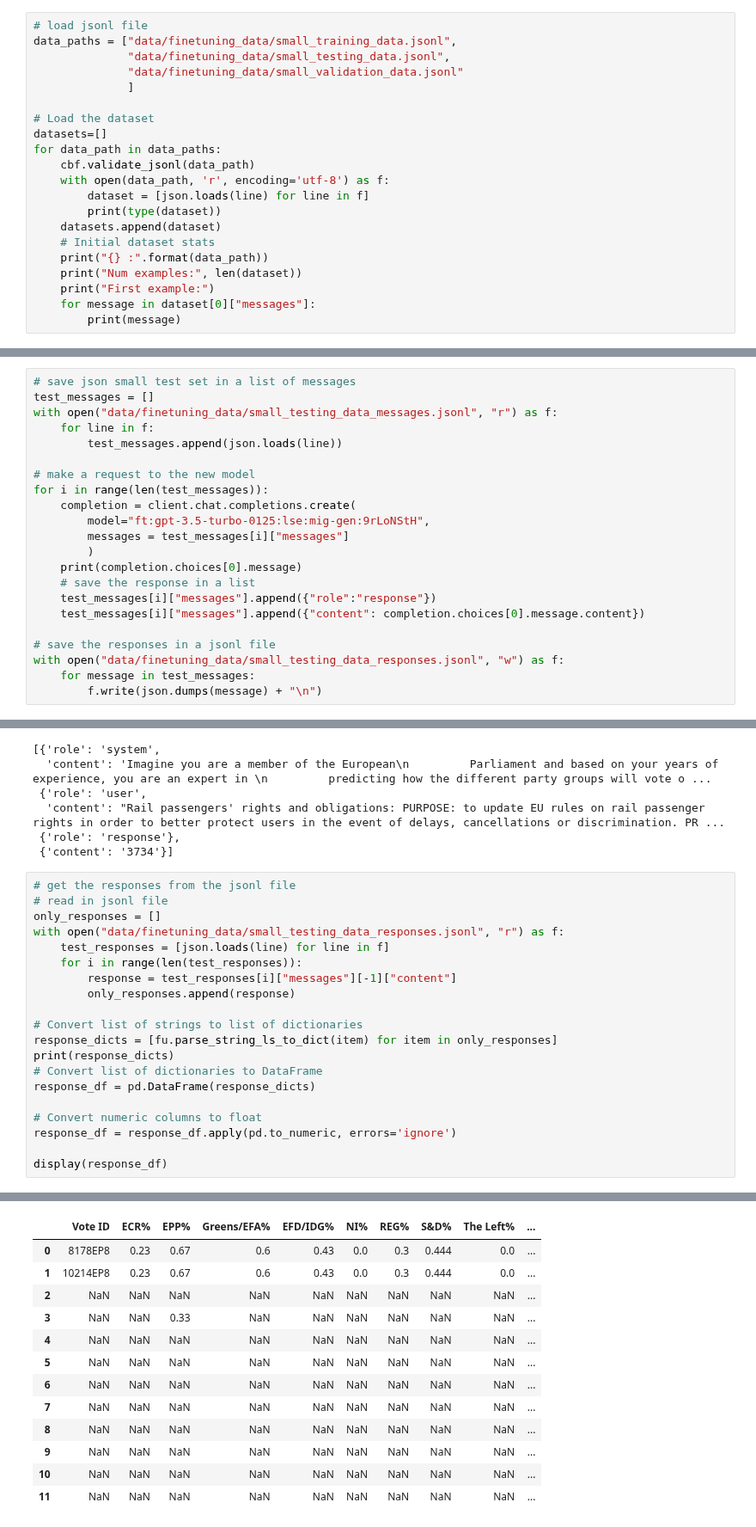
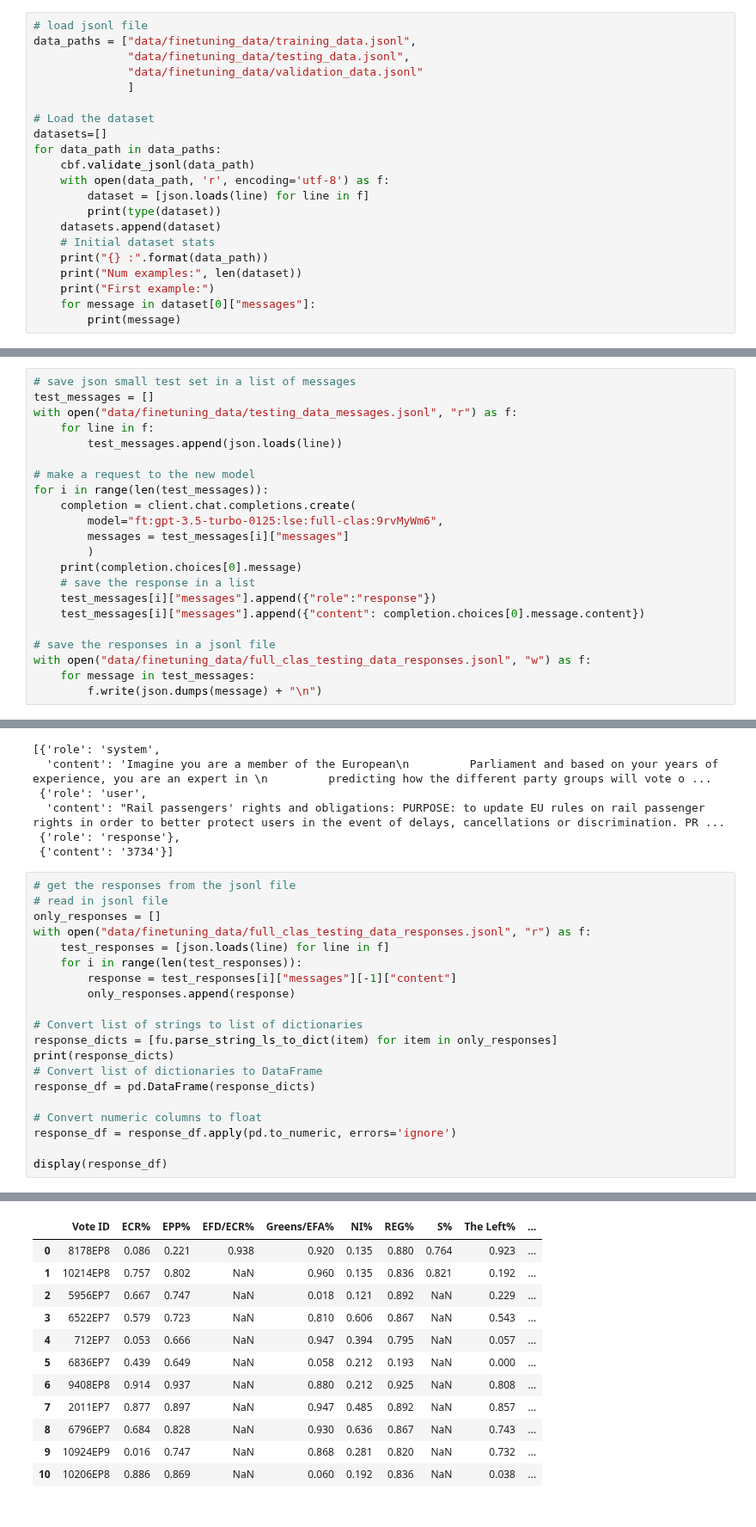
Before and after one commit to izu457/Thesis_Finetuning_GPT3.5_Political_Stance, a Jupyter notebook: Fine-Tuning_Classification.ipynb, the cells around one changed output, grey strips where cells are left out. Shown at 86% size. Saved outputs shown, nothing was run; the diff lists cells and outputs as text.

```diff
--- a/Fine-Tuning_Classification.ipynb
+++ b/Fine-Tuning_Classification.ipynb
@@ -27,9 +28,9 @@ client = openai.OpenAI(api_key=TestKey3)
 Validate Data Format
 # %%
 # load jsonl file
-data_paths = ["data/finetuning_data/small_training_data.jsonl",
-              "data/finetuning_data/small_testing_data.jsonl",
-              "data/finetuning_data/small_validation_data.jsonl"
+data_paths = ["data/finetuning_data/training_data.jsonl",
+              "data/finetuning_data/testing_data.jsonl",
+              "data/finetuning_data/validation_data.jsonl"
               ]
 
 # Load the dataset
@@ -528,14 +539,14 @@ Using fine-tuned model via Playground or via code
 # %%
 # save json small test set in a list of messages
 test_messages = []
-with open("data/finetuning_data/small_testing_data_messages.jsonl", "r") as f:
+with open("data/finetuning_data/testing_data_messages.jsonl", "r") as f:
     for line in f:
         test_messages.append(json.loads(line))
 
 # make a request to the new model
 for i in range(len(test_messages)):
     completion = client.chat.completions.create(
-        model="ft:gpt-3.5-turbo-0125:lse:mig-gen:9rLoNStH",
+        model="ft:gpt-3.5-turbo-0125:lse:full-clas:9rvMyWm6",
         messages = test_messages[i]["messages"]
         )
     print(completion.choices[0].message)
@@ -544,7 +555,7 @@ for i in range(len(test_messages)):
     test_messages[i]["messages"].append({"content": completion.choices[0].message.content})
 
 # save the responses in a jsonl file
-with open("data/finetuning_data/small_testing_data_responses.jsonl", "w") as f:
+with open("data/finetuning_data/full_clas_testing_data_responses.jsonl", "w") as f:
     for message in test_messages:
         f.write(json.dumps(message) + "\n")
 # %% [output]
@@ -576,7 +587,7 @@ test_messages[0]["messages"]
 # get the responses from the jsonl file
 # read in jsonl file
 only_responses = []
-with open("data/finetuning_data/small_testing_data_responses.jsonl", "r") as f:
+with open("data/finetuning_data/full_clas_testing_data_responses.jsonl", "r") as f:
     test_responses = [json.loads(line) for line in f]
     for i in range(len(test_responses)):
         response = test_responses[i]["messages"][-1]["content"]
@@ -597,16 +608,15 @@ display(response_df)
-|  | Vote ID | ECR% | EPP% | Greens/EFA% | EFD/IDG% | NI% | REG% | S&D% | The Left% | ... |
-| 0 | 8178EP8 | 0.23 | 0.67 | 0.6 | 0.43 | 0.0 | 0.3 | 0.444 | 0.0 | ... |
-| 1 | 10214EP8 | 0.23 | 0.67 | 0.6 | 0.43 | 0.0 | 0.3 | 0.444 | 0.0 | ... |
-| 2 | NaN | NaN | NaN | NaN | NaN | NaN | NaN | NaN | NaN | ... |
-| 3 | NaN | NaN | 0.33 | NaN | NaN | NaN | NaN | NaN | NaN | ... |
-| 4 | NaN | NaN | NaN | NaN | NaN | NaN | NaN | NaN | NaN | ... |
-| 5 | NaN | NaN | NaN | NaN | NaN | NaN | NaN | NaN | NaN | ... |
-| 6 | NaN | NaN | NaN | NaN | NaN | NaN | NaN | NaN | NaN | ... |
-| 7 | NaN | NaN | NaN | NaN | NaN | NaN | NaN | NaN | NaN | ... |
-| 8 | NaN | NaN | NaN | NaN | NaN | NaN | NaN | NaN | NaN | ... |
-| 9 | NaN | NaN | NaN | NaN | NaN | NaN | NaN | NaN | NaN | ... |
-| 10 | NaN | NaN | NaN | NaN | NaN | NaN | NaN | NaN | NaN | ... |
-| 11 | NaN | NaN | NaN | NaN | NaN | NaN | NaN | NaN | NaN | ... |
+|  | Vote ID | ECR% | EPP% | EFD/ECR% | Greens/EFA% | NI% | REG% | S% | The Left% | ... |
+| 0 | 8178EP8 | 0.086 | 0.221 | 0.938 | 0.920 | 0.135 | 0.880 | 0.764 | 0.923 | ... |
+| 1 | 10214EP8 | 0.757 | 0.802 | NaN | 0.960 | 0.135 | 0.836 | 0.821 | 0.192 | ... |
+| 2 | 5956EP7 | 0.667 | 0.747 | NaN | 0.018 | 0.121 | 0.892 | NaN | 0.229 | ... |
+| 3 | 6522EP7 | 0.579 | 0.723 | NaN | 0.810 | 0.606 | 0.867 | NaN | 0.543 | ... |
+| 4 | 712EP7 | 0.053 | 0.666 | NaN | 0.947 | 0.394 | 0.795 | NaN | 0.057 | ... |
+| 5 | 6836EP7 | 0.439 | 0.649 | NaN | 0.058 | 0.212 | 0.193 | NaN | 0.000 | ... |
+| 6 | 9408EP8 | 0.914 | 0.937 | NaN | 0.880 | 0.212 | 0.925 | NaN | 0.808 | ... |
+| 7 | 2011EP7 | 0.877 | 0.897 | NaN | 0.947 | 0.485 | 0.892 | NaN | 0.857 | ... |
+| 8 | 6796EP7 | 0.684 | 0.828 | NaN | 0.930 | 0.636 | 0.867 | NaN | 0.743 | ... |
+| 9 | 10924EP9 | 0.016 | 0.747 | NaN | 0.868 | 0.281 | 0.820 | NaN | 0.732 | ... |
+| 10 | 10206EP8 | 0.886 | 0.869 | NaN | 0.060 | 0.192 | 0.836 | NaN | 0.038 | ... |
 # %%
 # read in testing
 testing = pd.read_csv("data/finetuning_data/testing_data.csv")
```
Also changed, not shown: parts of 17 cells of this notebook, 8 other files.
